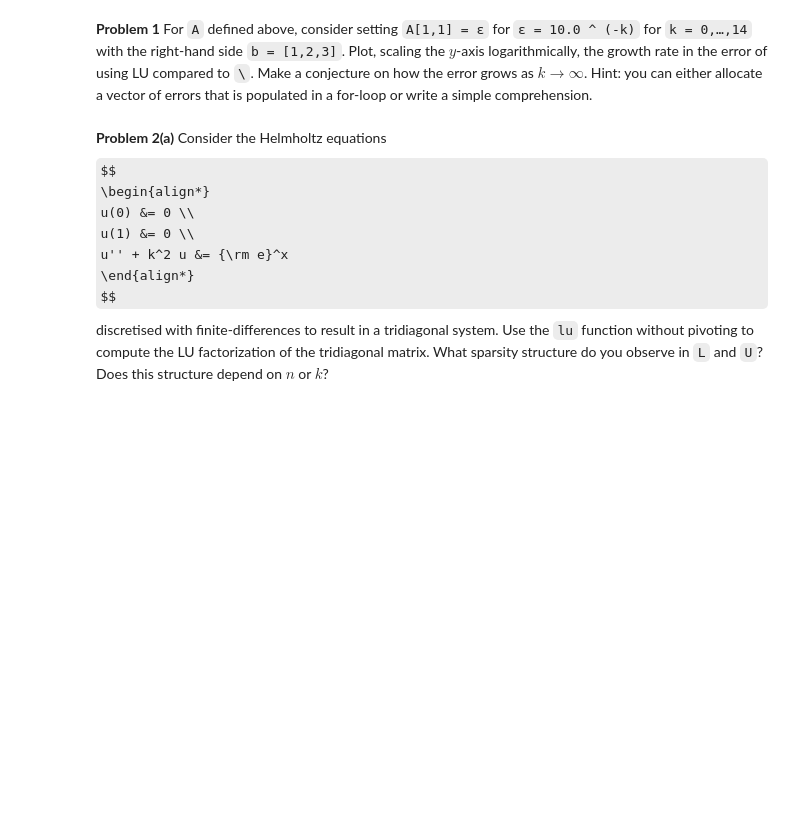
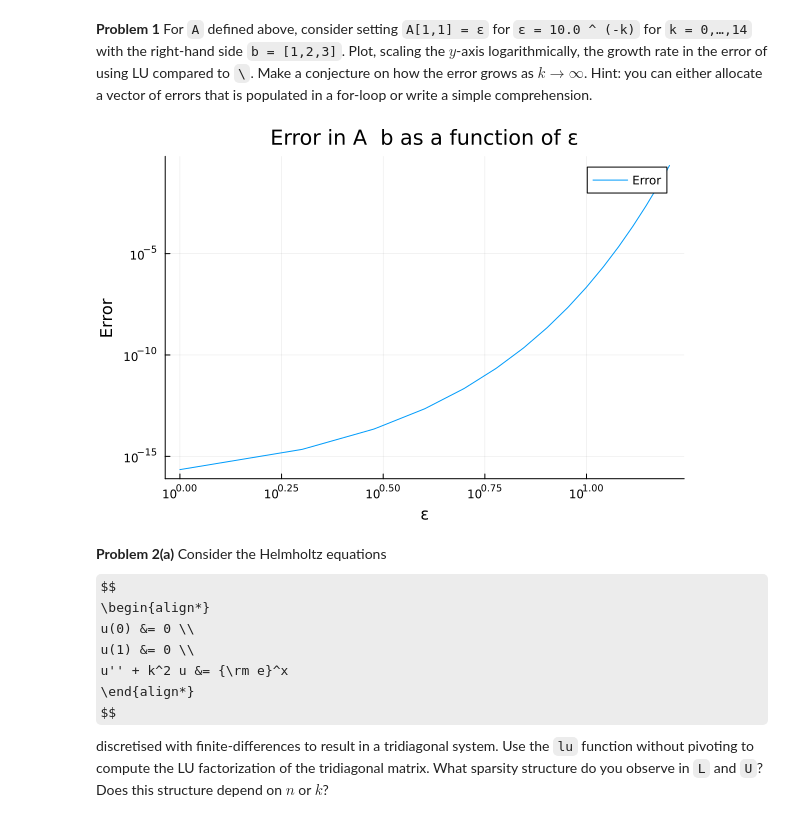
Before and after one commit to farischaudhry/MATH50003NumericalAnalysis, a Jupyter notebook: labs/lab6.ipynb, the cells around one changed output. Saved outputs shown, nothing was run; the diff lists cells and outputs as text; code cells hidden in the pictures; some formulas as TeX source; blank space fills up the shorter version.

```diff
--- a/labs/lab6.ipynb
+++ b/labs/lab6.ipynb
@@ -91,6 +121,9 @@ Make a conjecture on how the error grows as $k → ∞$.
 Hint: you can either allocate a vector of errors that is populated in a for-loop or write a simple comprehension.
 # %%
 # TODO: Do a log-log plot for A with its 1,1 entry set to different ε and guess the growth rate.
+plot(eps() * 10 .^ (0:15), xaxis=:log, yaxis=:log, label="Error", xlabel="ε", ylabel="Error", title="Error in A \\ b as a function of ε")
+# %% [output]
+[figure, added]
 # %% [markdown]
 **Problem 2(a)** Consider the Helmholtz equations
 $$
```
Also changed, not shown: parts of 26 cells of this notebook, 1 other file.
